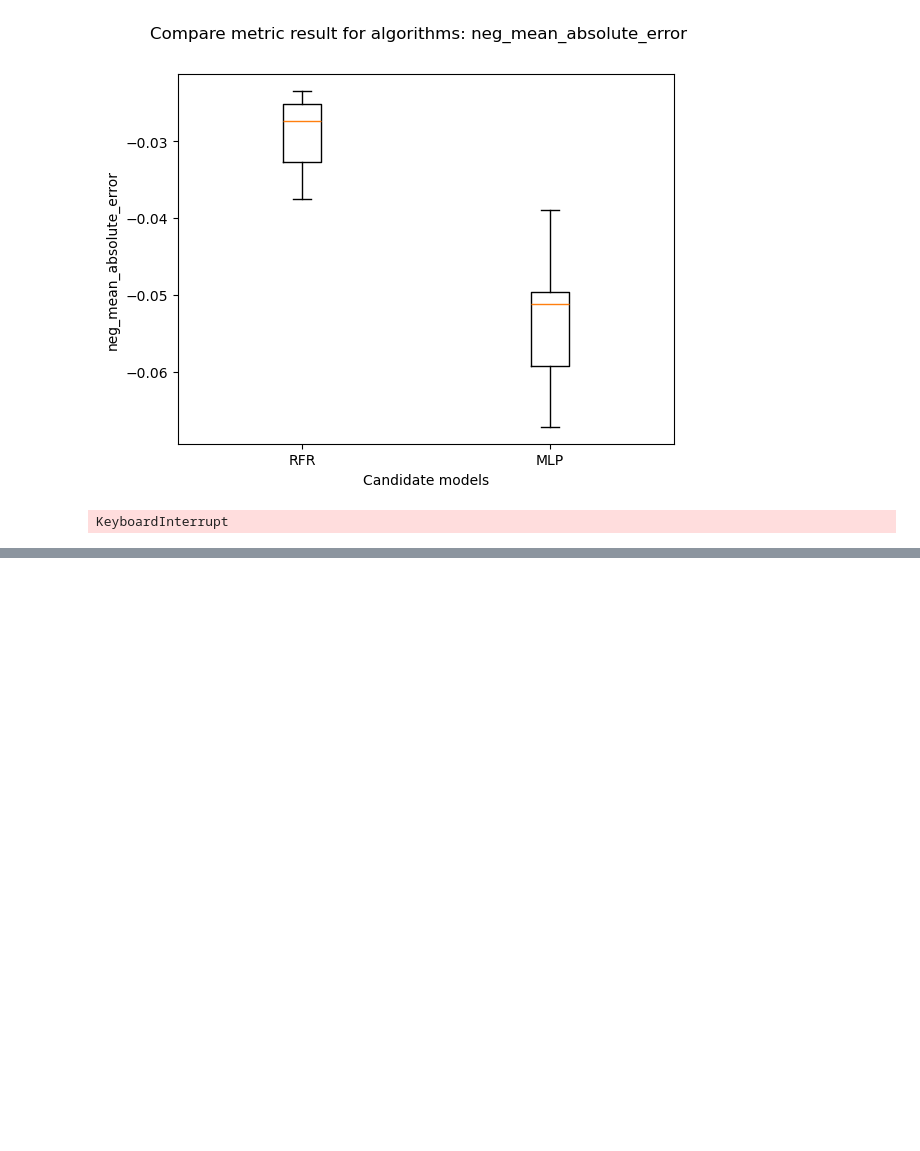
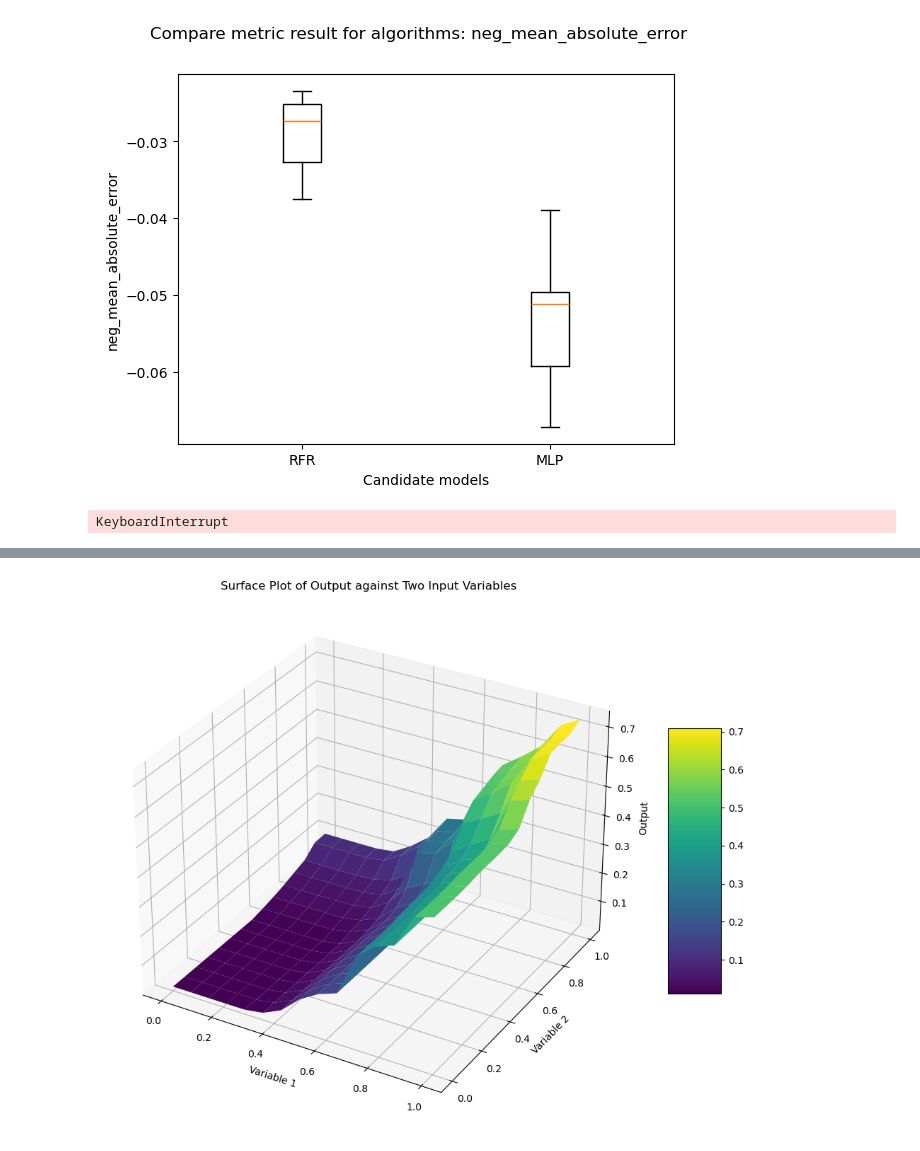
Before and after one commit to PtitVerredeRhum/Copy_Straet_THESIS, a Jupyter notebook: nn/Cloux_folder/ML_CLOUX.ipynb, the cells around one changed output, grey strips where cells are left out. Cells and saved outputs as stored; diff of their text form; code cells hidden in the pictures; blank space fills up the shorter version.

Commit message:
Surface 3D

```diff
--- a/nn/Cloux_folder/ML_CLOUX.ipynb
+++ b/nn/Cloux_folder/ML_CLOUX.ipynb
@@ -253,4 +253,4 @@ params = gsearch.cv_results_['params']
 KeyboardInterrupt
 # %%
 #final_model = RandomForestRegressor(**gsearch.best_params_) ## train again with the winner model from the Grid Search
-final_model = RandomForestRegressor(bootstrap=True, max_depth=5, max_features=None, min_samples_leaf=2, min_samples_split=5, n_estimators=5)
+final_model = RandomForestRegressor(bootstrap=True, max_depth=5, max_features=None, min_samples_leaf=2, min_samples_split=5, n_estimators=500)
@@ -329,0 +330,18 @@ plt.show()
+# %%
+import numpy as np
+import matplotlib.pyplot as plt
+from mpl_toolkits.mplot3d import Axes3D
+
+# Définir les variables pour lesquelles vous voulez tracer les surfaces
+wind_index = 3  # Indice de la première variable d'entrée
+pv_index = 4  # Indice de la deuxième variable d'entrée
+
+# Créer une grille de valeurs pour les deux variables d'entrée
+x1_values = np.linspace(0, 1, 15)  # Valeurs pour la première variable d'entrée
+x2_values = np.linspace(0, 1, 15)  # Valeurs pour la deuxième variable d'entrée
+x1_mesh, x2_mesh = np.meshgrid(x1_values, x2_values)
+
+# Préparer les données pour prédiction
+static_values = np.full(225, 0.5) #np.array([0.5, 0.5, 0.5, 0.5, 0.5, 0.5])  # Valeurs statiques pour les 4 autres variables
+input_data = np.column_stack((static_values, static_values, static_values, x1_mesh.flatten(), x2_mesh.flatten(), static_values))
+input_data
@@ -329,0 +362,23 @@ plt.show()
+# %%
+# Prédire avec le modèle entraîné
+predictions = final_model.predict(input_data)
+predictions_mesh = predictions.reshape(x1_mesh.shape)
+
+# Tracer la surface en 3D
+fig = plt.figure(figsize=(10, 8))
+ax = fig.add_subplot(111, projection='3d')
+
+# Tracer la surface prédite
+surf = ax.plot_surface(x1_mesh, x2_mesh, predictions_mesh, cmap='viridis', edgecolor='none')
+ax.set_xlabel('Variable 1')
+ax.set_ylabel('Variable 2')
+ax.set_zlabel('Output')
+
+# Ajouter une colorbar
+fig.colorbar(surf, ax=ax, shrink=0.5, aspect=5)
+
+plt.title('Surface Plot of Output against Two Input Variables')
+plt.tight_layout()
+plt.show()
+# %% [output]
+[figure, added]
```
Also changed, not shown: parts of 7 cells of this notebook.
